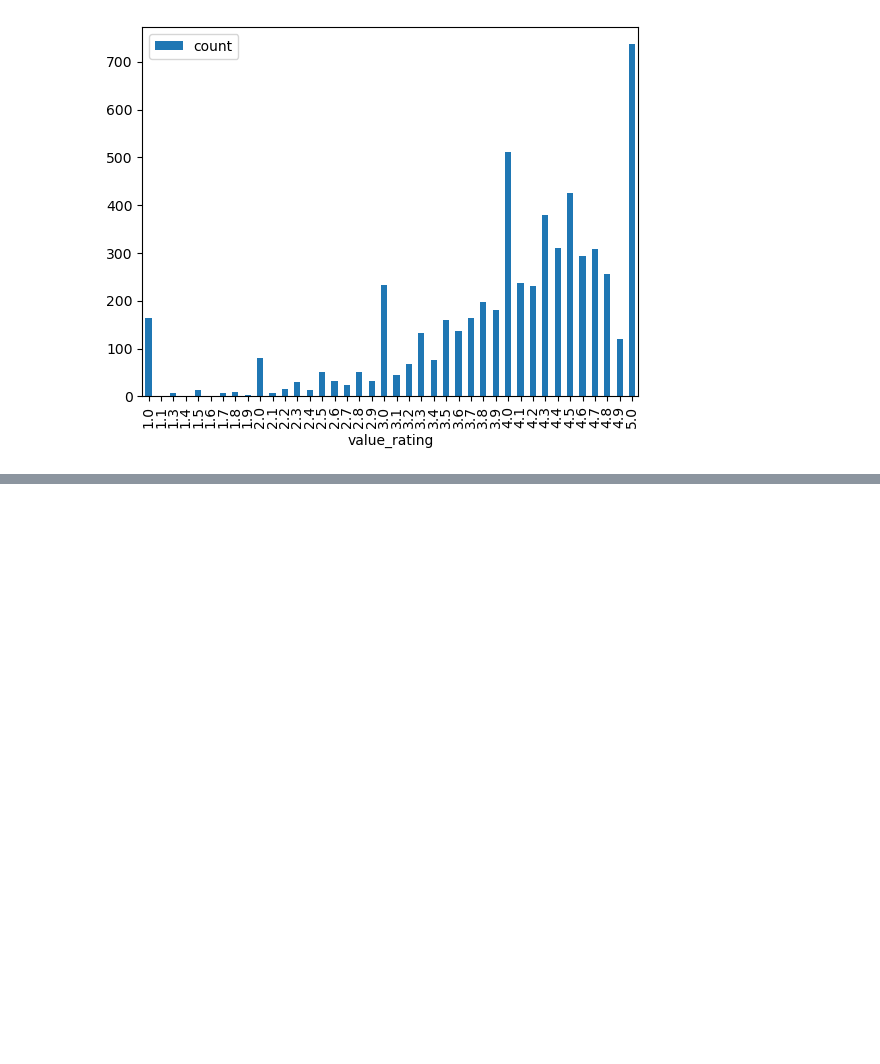
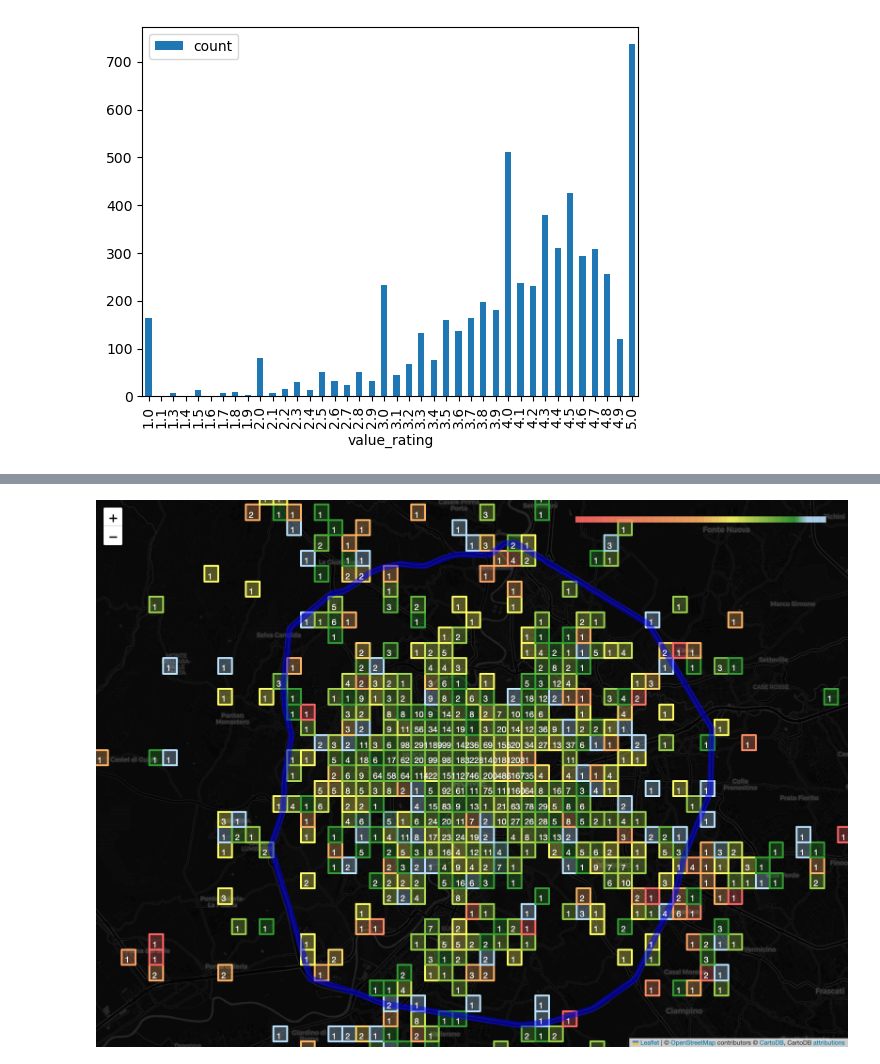
Before and after one commit to rbtroselli/hotel-city-classifier, a Jupyter notebook: exploratory_data_analysis.ipynb, the cells around one changed output, grey strips where cells are left out. Cells and saved outputs as stored; diff of their text form; code cells hidden in the pictures; blank space fills up the shorter version.

Commit message:
display map

```diff
--- a/exploratory_data_analysis.ipynb
+++ b/exploratory_data_analysis.ipynb
@@ -222,7 +221,7 @@ lat_step = lat_range / num_rows
 lon_step = lon_range / num_cols
 
 # Create a folium map centered at the mean latitude and longitude of the data points with an initial zoom level of 2
-m = folium.Map(location=[df['latitude'].mean(), df['longitude'].mean()], zoom_start=12.5, tiles="Cartodb dark_matter")
+m = folium.Map(location=[df['latitude'].mean(), df['longitude'].mean()], zoom_start=12, tiles="Cartodb dark_matter")
 
 # Define a colormap for the ratings with more colors using a diverging colormap
 bright_pastel_colors = ['#FF6666', '#FFB366', '#FFFF66', '#339933', '#bae1ff']
@@ -299,7 +298,31 @@ gra_coordinates = [
 ]
 folium.PolyLine(locations=gra_coordinates, color='blue', tooltip='Grande Raccordo Anulare (A90)', opacity=0.5, weight=10).add_to(m)
 
-
 # Display the folium map
 m
+
+
+
+
+# save map as screenshot to render in notebook
+from selenium import webdriver
+import os
+import time
+
+# Save the map as an HTML file
+map_html = 'maps/map.html'
+m.save(map_html)
+
+driver = webdriver.Chrome()
+# Open the HTML file in the WebDriver
+driver.get('file:///' + os.path.abspath(map_html))
+time.sleep(3)
+# Take a screenshot of the map
+screenshot_path = 'maps/map_screenshot.png'
+driver.save_screenshot(screenshot_path)
+driver.quit()
+
+# Display the screenshot in the notebook
+from IPython.display import Image
+Image(filename=screenshot_path)
 # %% [output]
@@ -306,0 +329 @@ m
+[figure, added]
```
Also changed, not shown: parts of 2 cells of this notebook, 2 other files.
